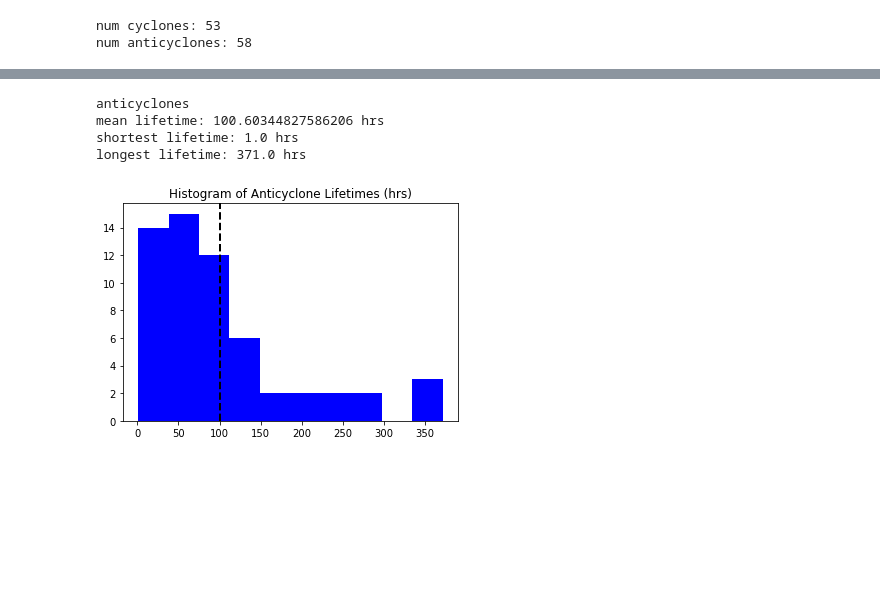
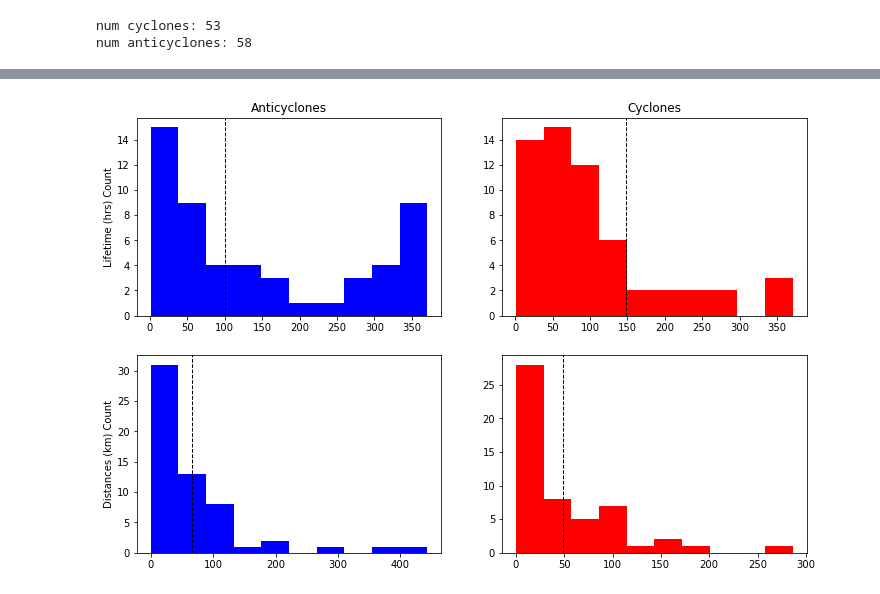
Before and after one commit to mclaret/JISAOinternship, a Jupyter notebook: notebooks/mark/eddy_statistics.ipynb, the cells around one changed output, grey strips where cells are left out. Drawn from its saved outputs; the diff is of its cells as text; code cells hidden in the pictures; blank space fills up the shorter version.

```diff
--- a/notebooks/mark/eddy_statistics.ipynb
+++ b/notebooks/mark/eddy_statistics.ipynb
@@ -92,34 +225,24 @@ longest lifetime: 371.0 hrs
-# %%
-lftmsAnticyclones = []
-lftmMeanAnticyclones = 0
-lftmHiAnticyclones = 0
-lftmLoAnticyclones = 500
-# distMeanAnticyclones = 0
-# distHiAnticyclones = 0
-# distLoAnticyclones = 0
-for i, track in enumerate(anticyclones):
-    lftm = track['step'][-1] - track['step'][0] + 1  # calculate lifetime
-    lftmsAnticyclones.append(lftm)                       # add to list for histo
-    lftmMeanAnticyclones += lftm                         # add to sum for mean
-
-    # lifetime highs and lows
-    if lftm > lftmHiAnticyclones:
-        lftmHiAnticyclones = lftm
-    elif lftm < lftmLoAnticyclones:
-        lftmLoAnticyclones = lftm
-lftmMeanAnticyclones /= len(anticyclones)
-
-print('anticyclones')
-print('mean lifetime:', lftmMeanAnticyclones, 'hrs')
-print('shortest lifetime:', lftmLoAnticyclones, 'hrs')
-print('longest lifetime:', lftmHiAnticyclones, 'hrs')
-plt.hist(lftmsAnticyclones, bins=10, color='b')
-plt.axvline(x = lftmMeanAnticyclones, color='k', linewidth=2, linestyle='dashed')
-plt.title('Histogram of Anticyclone Lifetimes (hrs)')
-plt.show()
-# %% [output]
-anticyclones
-mean lifetime: 100.60344827586206 hrs
-shortest lifetime: 1.0 hrs
-longest lifetime: 371.0 hrs
-[figure, removed]
+# %%
+fig = plt.figure(figsize=(12,8))
+ax1 = fig.add_subplot(2,2,1)
+ax1.hist(lftmCyclones, bins=10, color='b')
+ax1.axvline(x = lftmMeanAnticyclones, color='k', linewidth=1, linestyle='dashed')
+ax1.set_title('Anticyclones')
+ax1.set_ylabel('Lifetime (hrs) Count')
+
+ax2 = fig.add_subplot(2,2,2)
+ax2.hist(lftmAnticyclones, bins=10, color='r')
+ax2.axvline(x = lftmMeanCyclones, color='k', linewidth=1, linestyle='dashed')
+ax2.set_title('Cyclones')
+
+ax3 = fig.add_subplot(2,2,3)
+ax3.hist(distAnticyclones, bins=10, color='b')
+ax3.axvline(x = distMeanAnticyclones, color='k', linewidth=1, linestyle='dashed')
+ax3.set_ylabel('Distances (km) Count')
+
+ax4 = fig.add_subplot(2,2,4)
+ax4.hist(distCyclones, bins=10, color='r')
+ax4.axvline(x = distMeanCyclones, color='k', linewidth=1, linestyle='dashed')
+plt.show()
+# %% [output]
+[figure, added]
```
Also changed, not shown: parts of 3 cells of this notebook.
